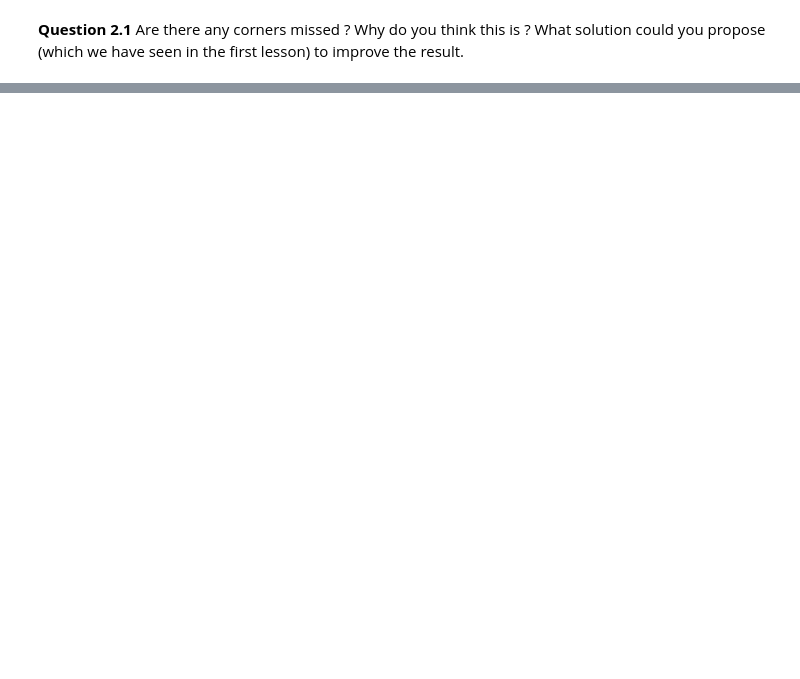
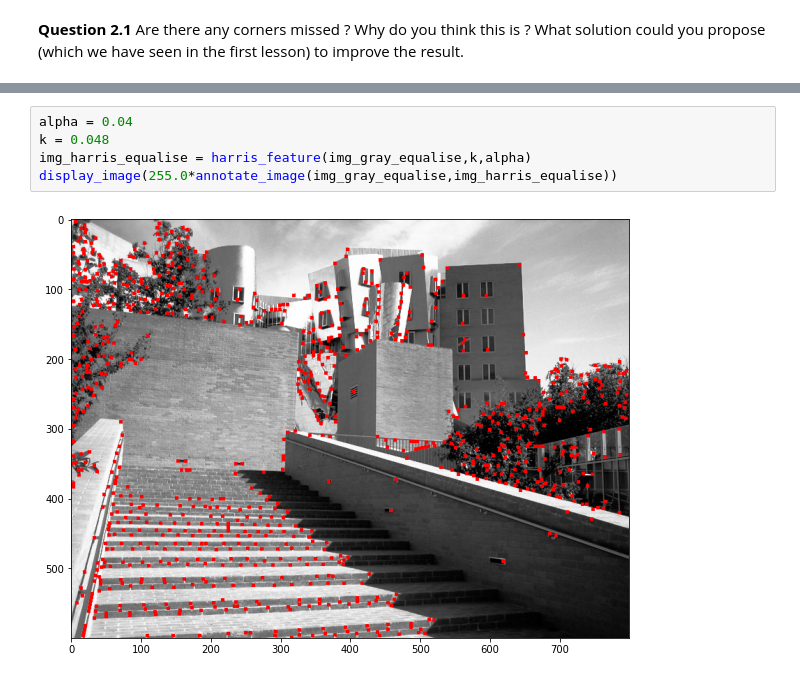
Before and after one commit to alephpi/student, a Jupyter notebook: TP2/feature_detection_for_students.ipynb, the cells around one changed output, grey strips where cells are left out. Drawn from its saved outputs; the diff is of its cells as text; blank space fills up the shorter version.

```diff
--- a/TP2/feature_detection_for_students.ipynb
+++ b/TP2/feature_detection_for_students.ipynb
@@ -138,0 +212,7 @@ __Answer__
+# %%
+alpha = 0.04
+k = 0.048
+img_harris_equalise = harris_feature(img_gray_equalise,k,alpha)
+display_image(255.0*annotate_image(img_gray_equalise,img_harris_equalise))
+# %% [output]
+[figure, added]
```
Also changed, not shown: parts of 15 cells of this notebook, 1 other file.
